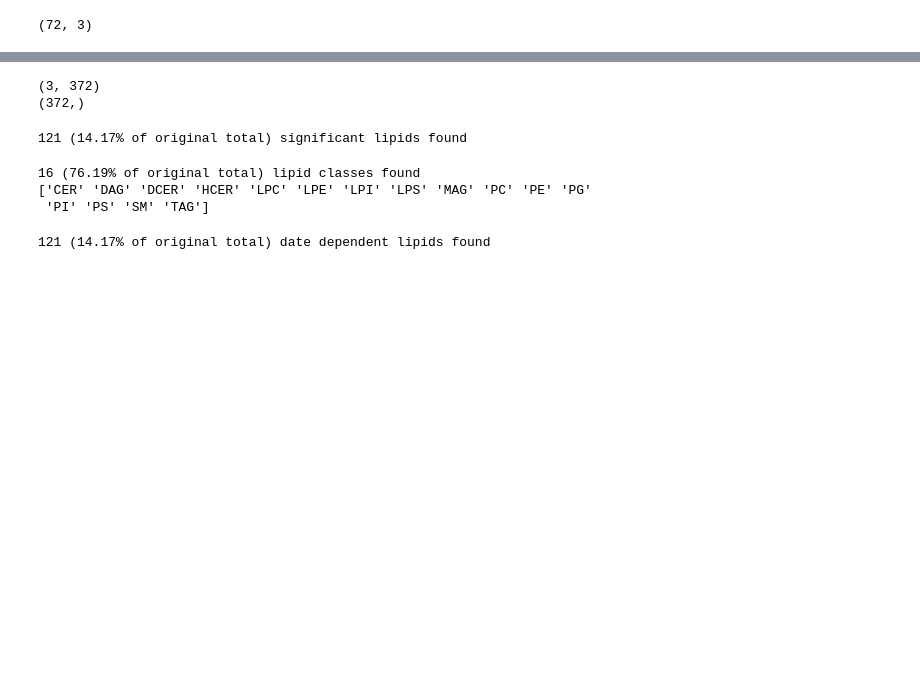
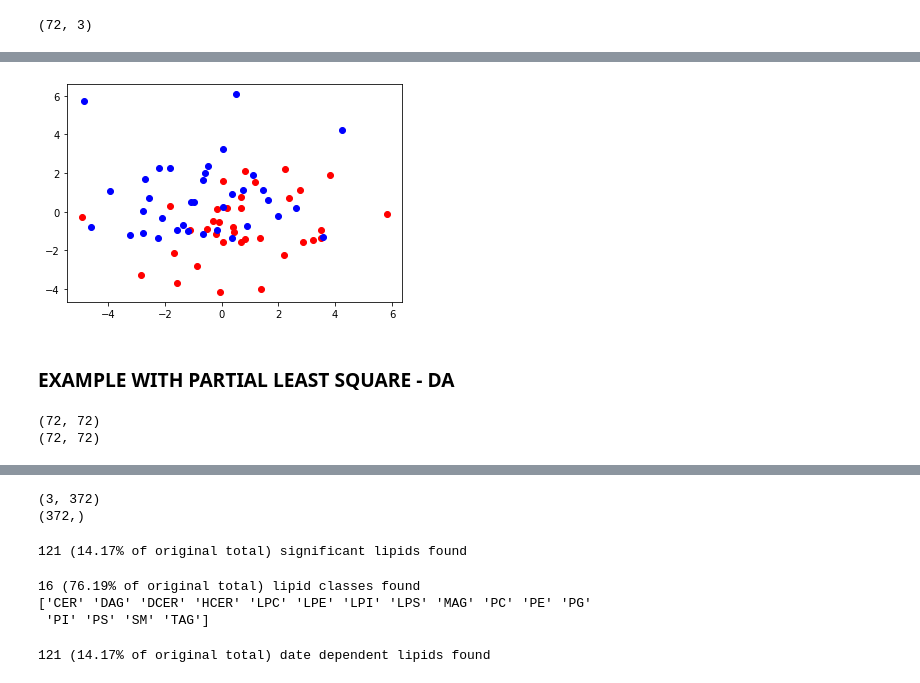
Before and after one commit to Ivan2nn/Lypidomics2, a Jupyter notebook: pca_analysis.ipynb, the cells around one changed output, grey strips where cells are left out. Saved outputs shown, nothing was run; the diff lists cells and outputs as text; code cells hidden in the pictures; blank space fills up the shorter version.

```diff
--- a/pca_analysis.ipynb
+++ b/pca_analysis.ipynb
@@ -80,0 +109,8 @@ print(p_values.shape)
+# %%
+plt.scatter(data_pca[data_stats['Treatment']==0, 14], data_pca[data_stats['Treatment']==0, 21],c="red")
+plt.scatter(data_pca[data_stats['Treatment']==1, 14], data_pca[data_stats['Treatment']==1, 21],c="blue")
+plt.show()
+# %% [output]
+[figure, added]
+# %% [markdown]
+### EXAMPLE WITH PARTIAL LEAST SQUARE - DA
@@ -80,0 +123,6 @@ print(p_values.shape)
+# %%
+print(data_pls2_treatment[0].shape)
+print(data_pls2_date[0].shape)
+# %% [output]
+(72, 72)
+(72, 72)
```
Also changed, not shown: parts of 29 cells of this notebook, 6 other files.
